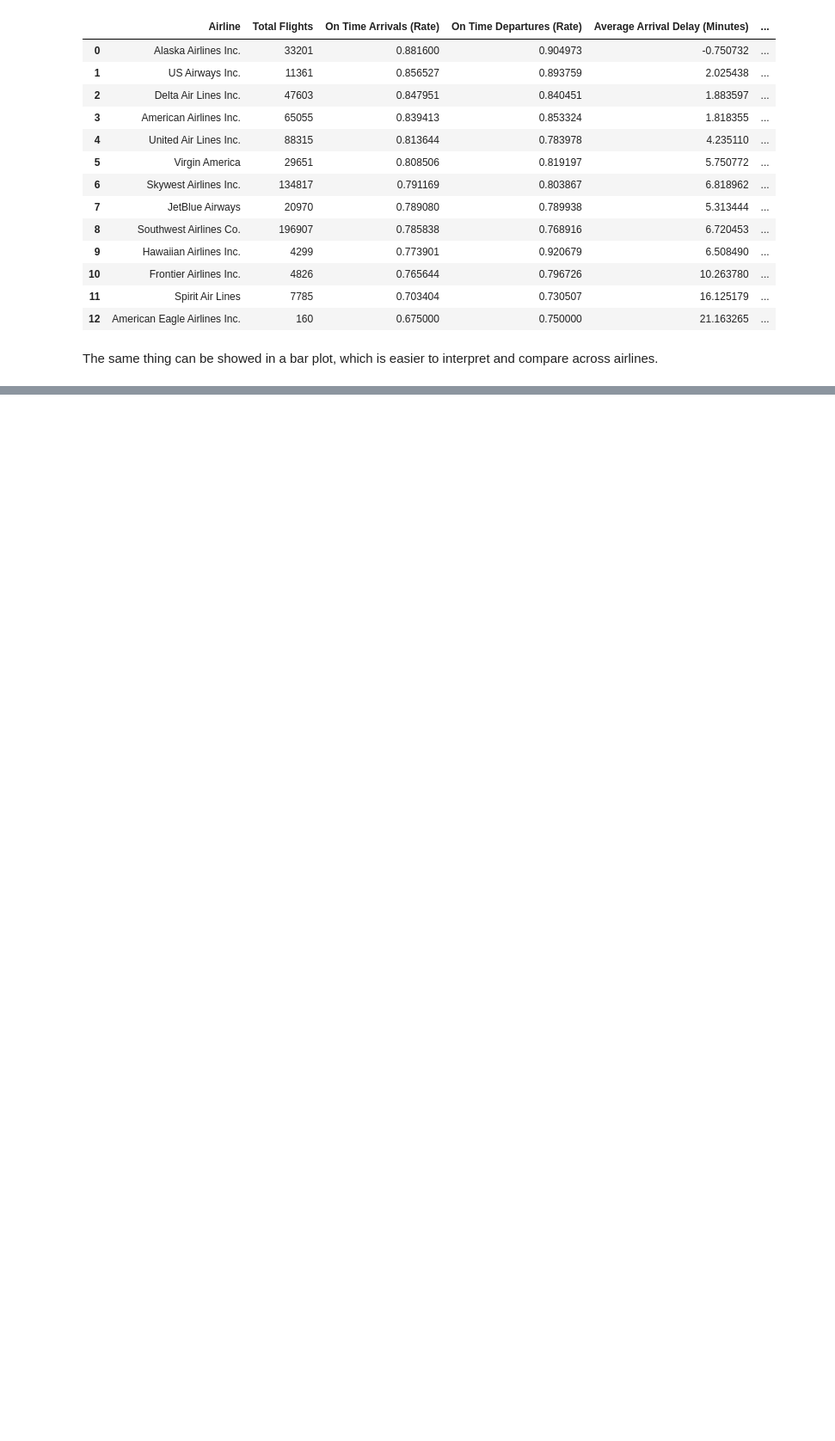
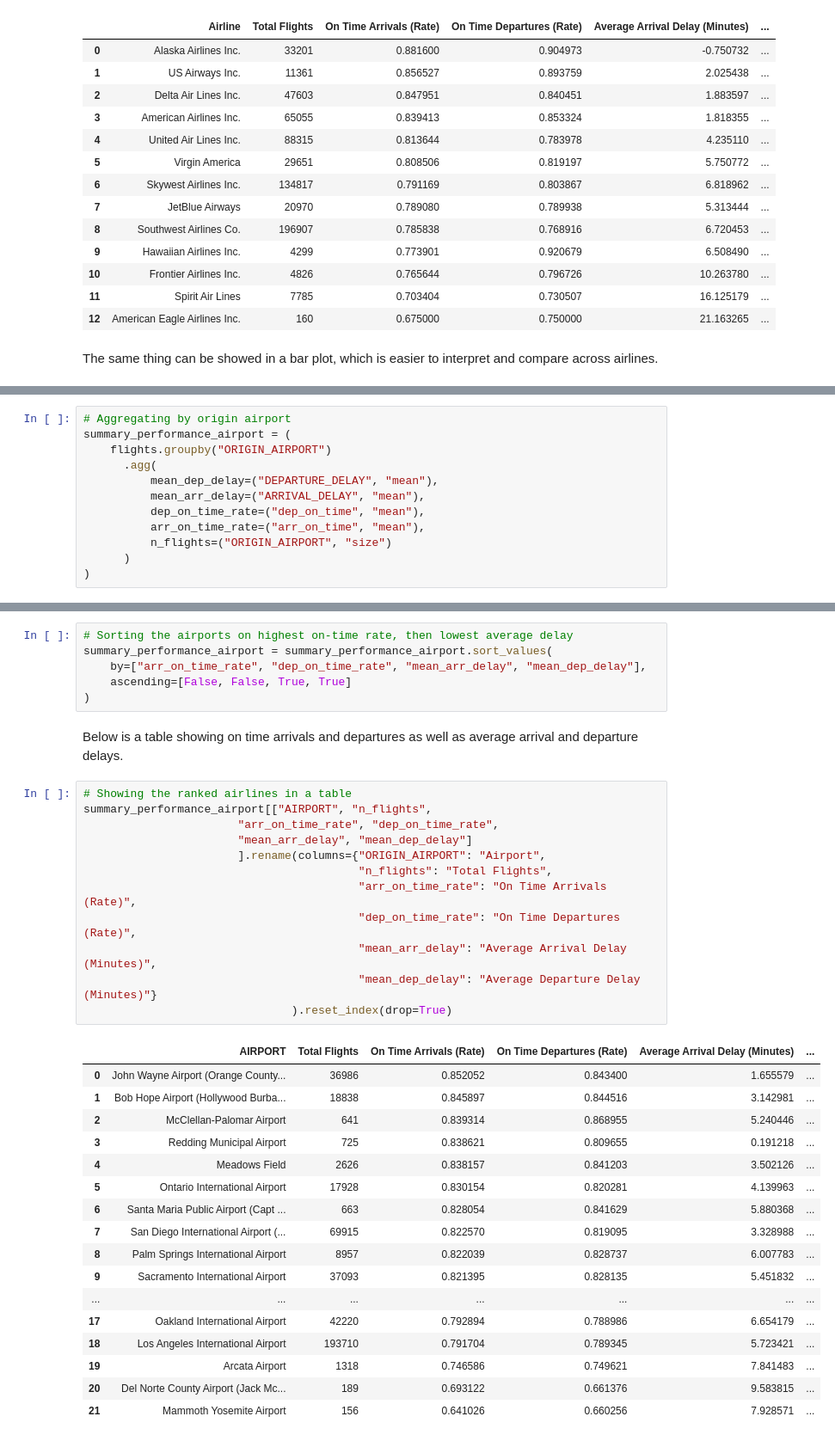
Before and after one commit to UCB-stat-159-f25/final-group21, a Jupyter notebook: EDA.ipynb, the cells around one changed output, grey strips where cells are left out. Shown at 86% size. Cells and saved outputs as stored; diff of their text form; blank space fills up the shorter version.

```diff
--- a/EDA.ipynb
+++ b/EDA.ipynb
@@ -124,0 +130,12 @@ Alaska Airlines stands out as the most reliable carrier in the dataset, with the
+# %%
+# Aggregating by origin airport
+summary_performance_airport = (
+    flights.groupby("ORIGIN_AIRPORT")
+      .agg(
+          mean_dep_delay=("DEPARTURE_DELAY", "mean"),
+          mean_arr_delay=("ARRIVAL_DELAY", "mean"),
+          dep_on_time_rate=("dep_on_time", "mean"),
+          arr_on_time_rate=("arr_on_time", "mean"),
+          n_flights=("ORIGIN_AIRPORT", "size")
+      )
+)
@@ -124,0 +150,38 @@ Alaska Airlines stands out as the most reliable carrier in the dataset, with the
+# %%
+# Sorting the airports on highest on-time rate, then lowest average delay
+summary_performance_airport = summary_performance_airport.sort_values(
+    by=["arr_on_time_rate", "dep_on_time_rate", "mean_arr_delay", "mean_dep_delay"],
+    ascending=[False, False, True, True]
+)
+# %% [markdown]
+Below is a table showing on time arrivals and departures as well as average arrival and departure delays.
+# %%
+# Showing the ranked airlines in a table
+summary_performance_airport[["AIRPORT", "n_flights",
+                       "arr_on_time_rate", "dep_on_time_rate",
+                       "mean_arr_delay", "mean_dep_delay"]
+                       ].rename(columns={"ORIGIN_AIRPORT": "Airport",
+                                         "n_flights": "Total Flights",
+                                         "arr_on_time_rate": "On Time Arrivals (Rate)",
+                                         "dep_on_time_rate": "On Time Departures (Rate)",
+                                         "mean_arr_delay": "Average Arrival Delay (Minutes)",
+                                         "mean_dep_delay": "Average Departure Delay (Minutes)"}
+                               ).reset_index(drop=True)
+# %% [output]
+|  | AIRPORT | Total Flights | On Time Arrivals (Rate) | On Time Departures (Rate) | Average Arrival Delay (Minutes) | ... |
+| 0 | John Wayne Airport (Orange County... | 36986 | 0.852052 | 0.843400 | 1.655579 | ... |
+| 1 | Bob Hope Airport (Hollywood Burba... | 18838 | 0.845897 | 0.844516 | 3.142981 | ... |
+| 2 | McClellan-Palomar Airport | 641 | 0.839314 | 0.868955 | 5.240446 | ... |
+| 3 | Redding Municipal Airport | 725 | 0.838621 | 0.809655 | 0.191218 | ... |
+| 4 | Meadows Field | 2626 | 0.838157 | 0.841203 | 3.502126 | ... |
+| 5 | Ontario International Airport | 17928 | 0.830154 | 0.820281 | 4.139963 | ... |
+| 6 | Santa Maria Public Airport (Capt ... | 663 | 0.828054 | 0.841629 | 5.880368 | ... |
+| 7 | San Diego International Airport (... | 69915 | 0.822570 | 0.819095 | 3.328988 | ... |
+| 8 | Palm Springs International Airport | 8957 | 0.822039 | 0.828737 | 6.007783 | ... |
+| 9 | Sacramento International Airport | 37093 | 0.821395 | 0.828135 | 5.451832 | ... |
+| ... | ... | ... | ... | ... | ... | ... |
+| 17 | Oakland International Airport | 42220 | 0.792894 | 0.788986 | 6.654179 | ... |
+| 18 | Los Angeles International Airport | 193710 | 0.791704 | 0.789345 | 5.723421 | ... |
+| 19 | Arcata Airport | 1318 | 0.746586 | 0.749621 | 7.841483 | ... |
+| 20 | Del Norte County Airport (Jack Mc... | 189 | 0.693122 | 0.661376 | 9.583815 | ... |
+| 21 | Mammoth Yosemite Airport | 156 | 0.641026 | 0.660256 | 7.928571 | ... |
```
Also changed, not shown: parts of 13 cells of this notebook.
